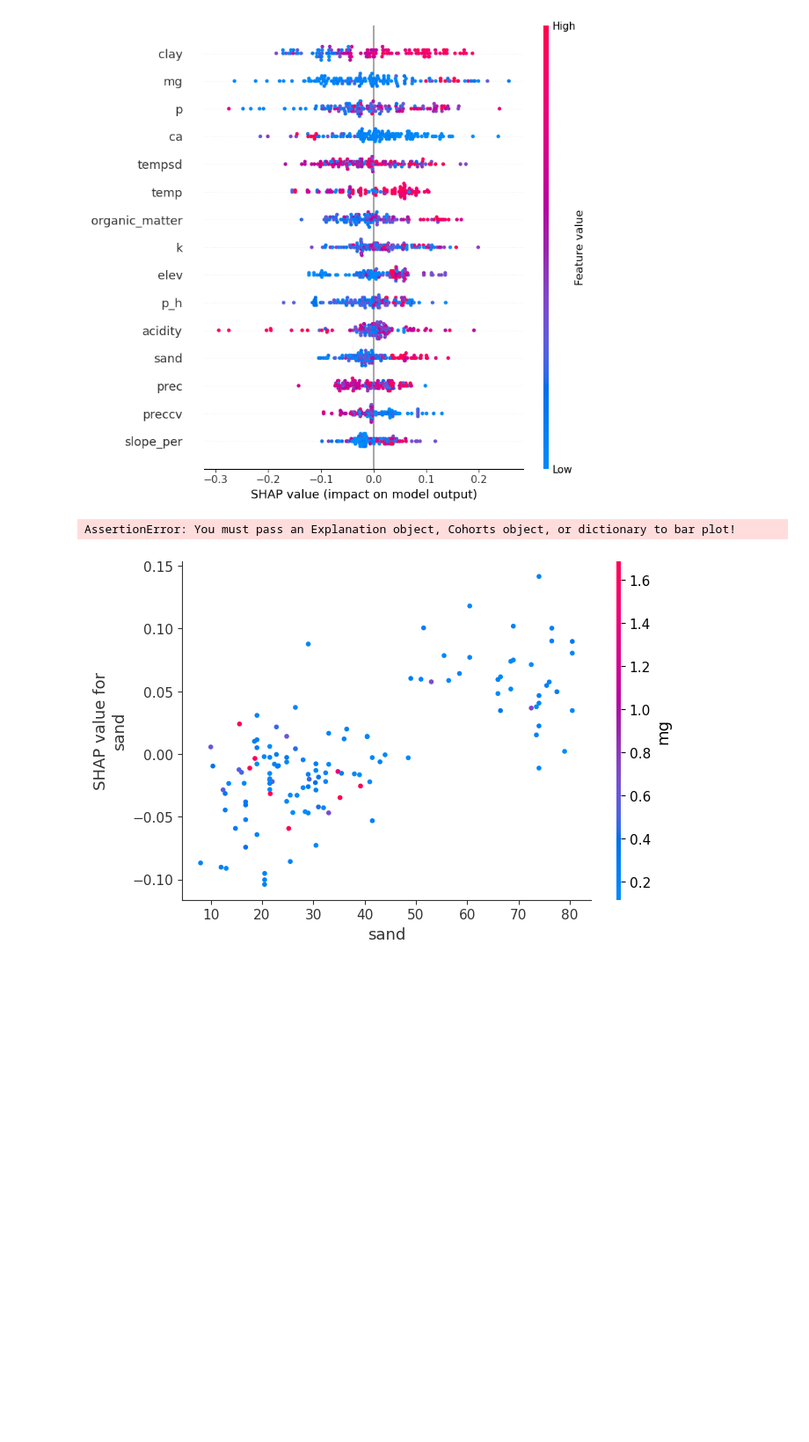
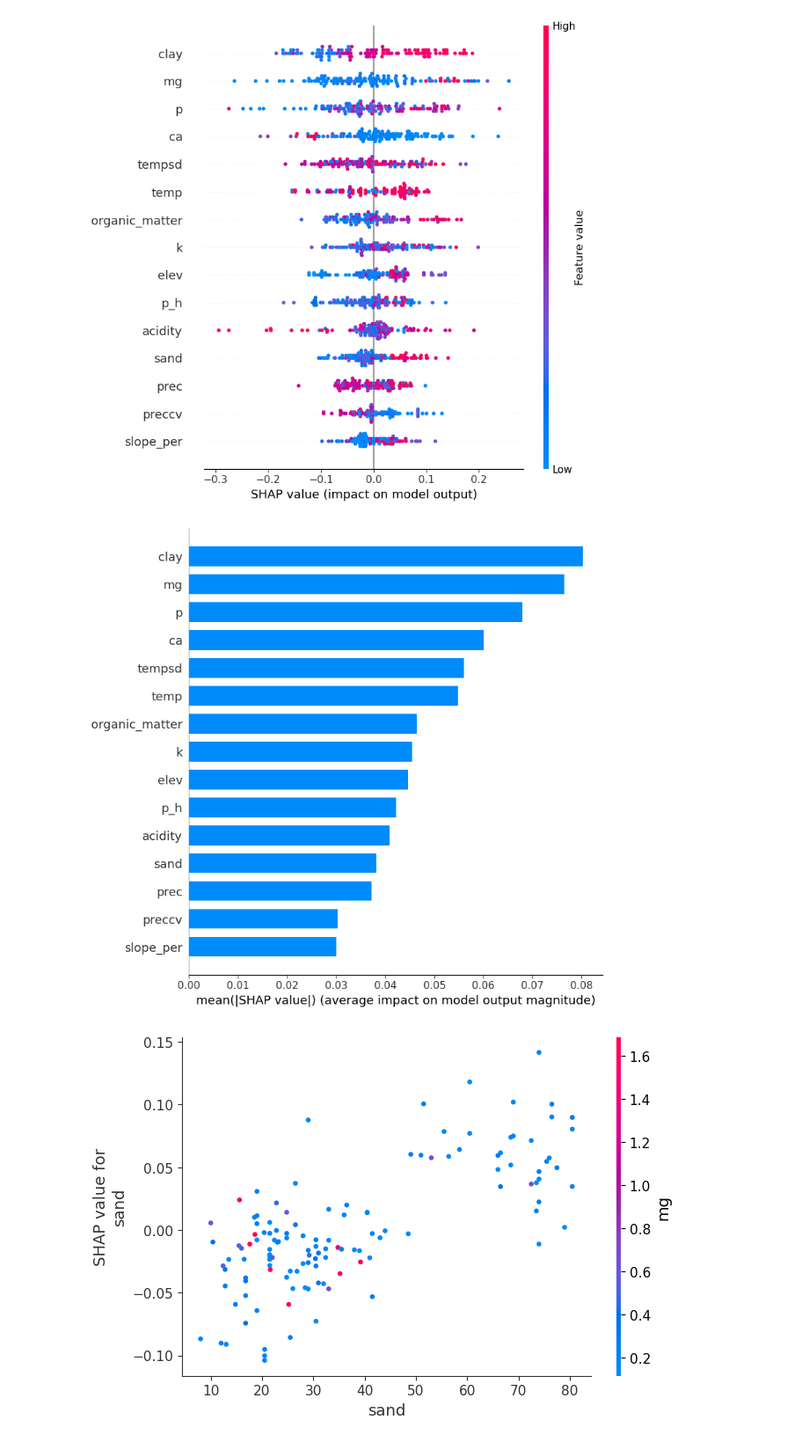
Before and after one commit to ecamo19/spatial_random_forest, a Jupyter notebook: gpboost/gpboost.ipynb, the cells around one changed output. Shown at 88% size. Drawn from its saved outputs; the diff is of its cells as text; code cells hidden in the pictures; blank space fills up the shorter version.

```diff
--- a/gpboost/gpboost.ipynb
+++ b/gpboost/gpboost.ipynb
@@ -157,10 +166,10 @@ shap.summary_plot(shap_values_redundancy, predictors)
 # %% [output]
 [figure]
 # %%
-#shap.summary_plot(shap_values_redundancy, predictors, plot_type = "bar")
-shap.plots.bar(shap_values_redundancy)
+shap.summary_plot(shap_values_redundancy, predictors, plot_type = "bar")
+#shap.plots.bar(shap_values_redundancy)
 # %% [output]
-AssertionError: You must pass an Explanation object, Cohorts object, or dictionary to bar plot!
+[figure, added]
 # %%
 for name in predictors.columns:
     shap.dependence_plot(name, shap_values_redundancy,
```
Also changed, not shown: parts of 4 cells of this notebook.
